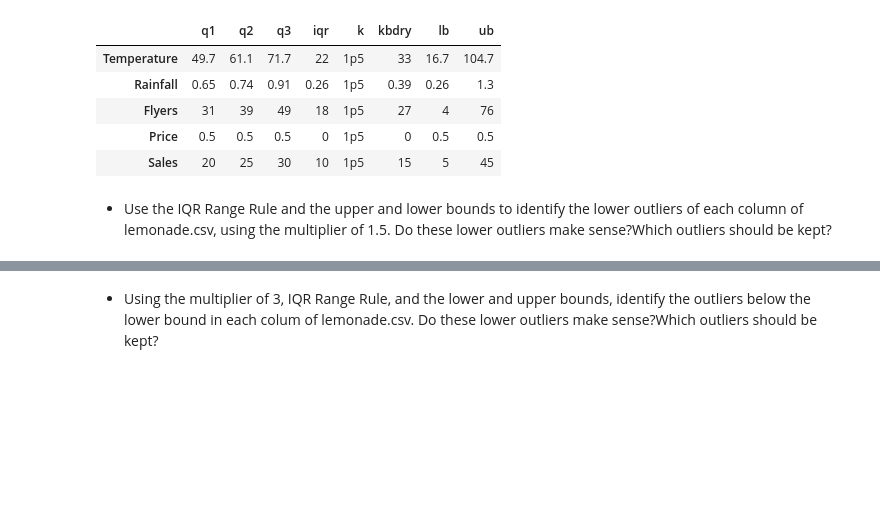
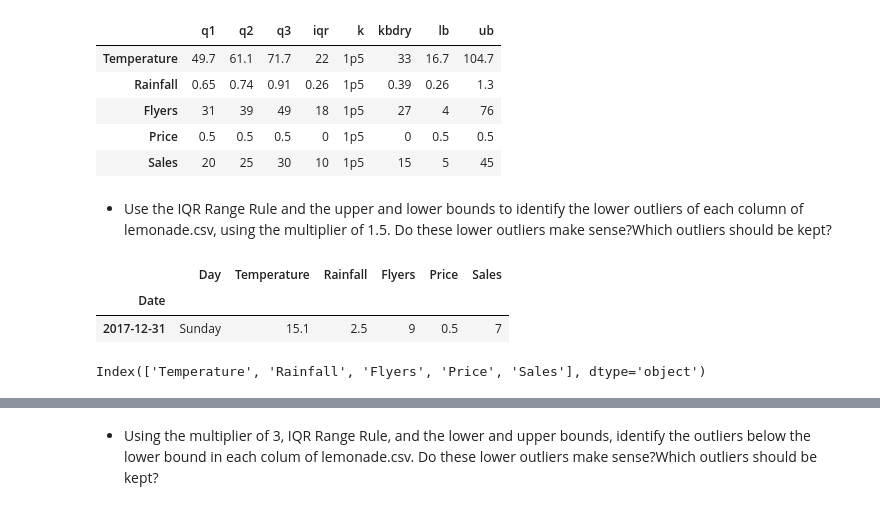
Before and after one commit to kjeliasen/ds-methodologies-exercises, a Jupyter notebook: anomaly_detection/continuous_probabilistic_methods.ipynb, the cells around one changed output, grey strips where cells are left out. Saved outputs shown, nothing was run; the diff lists cells and outputs as text; code cells hidden in the pictures; blank space fills up the shorter version.

```diff
--- a/anomaly_detection/continuous_probabilistic_methods.ipynb
+++ b/anomaly_detection/continuous_probabilistic_methods.ipynb
@@ -105,3 +105,14 @@ lemons_k1pf
 | Sales | 20 | 25 | 30 | 10 | 1p5 | 15 | 5 | 45 |
 # %% [markdown]
 - Use the IQR Range Rule and the upper and lower bounds to identify the lower outliers of each column of lemonade.csv, using the multiplier of 1.5. Do these lower outliers make sense?Which outliers should be kept?
+# %%
+col = 'Temperature'
+lemons[(lemons[col]<=lemons_k1p5.loc[col]['lb'])]
+# %% [output]
+|  | Day | Temperature | Rainfall | Flyers | Price | Sales |
+| Date |  |  |  |  |  |  |
+| 2017-12-31 | Sunday | 15.1 | 2.5 | 9 | 0.5 | 7 |
+# %%
+lemons_k1p5.index
+# %% [output]
+Index(['Temperature', 'Rainfall', 'Flyers', 'Price', 'Sales'], dtype='object')
```
Also changed, not shown: parts of 4 cells of this notebook.
